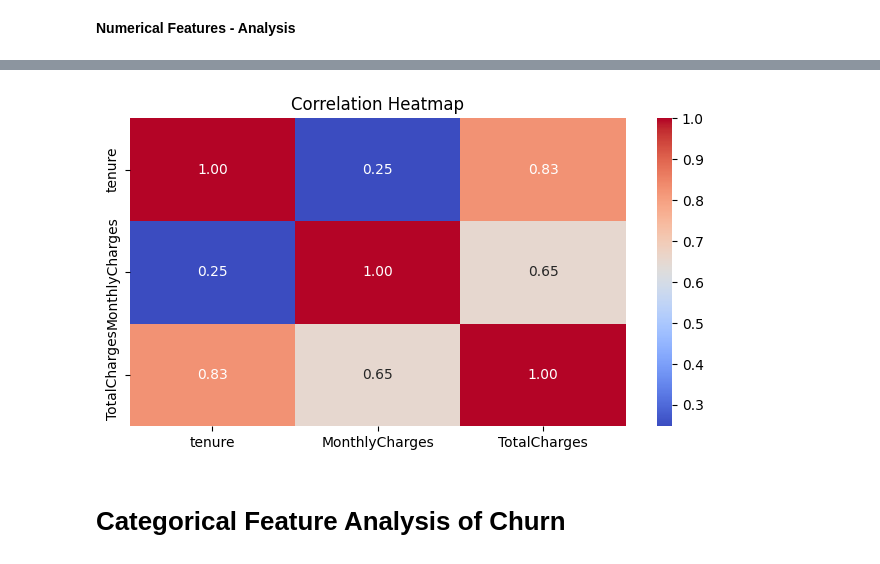
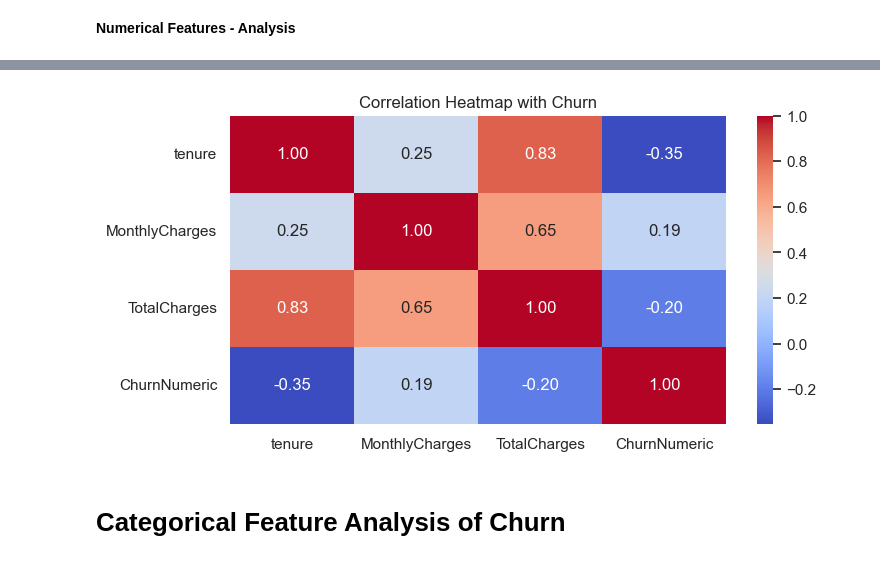
Before and after one commit to Pratibha405/CPDSAI_Churn_Prediction, a Jupyter notebook: code/Churn_Prediction.ipynb, the cells around one changed output, grey strips where cells are left out. Cells and saved outputs as stored; diff of their text form; code cells hidden in the pictures.

Commit message:
added code for churn prediction

```diff
--- a/code/Churn_Prediction.ipynb
+++ b/code/Churn_Prediction.ipynb
@@ -240,10 +230,14 @@ plot_boxplot(df, "TotalCharges")
+# %%
+df['ChurnNumeric'] = df['Churn'].map({'No': 0, 'Yes': 1})
 # %%
-# correlation matrix - heatmap
 plt.figure(figsize=(8, 4))
-sns.heatmap(df[["tenure", "MonthlyCharges", "TotalCharges"]].corr(), annot=True, cmap="coolwarm", fmt=".2f")
-plt.title("Correlation Heatmap")
+sns.heatmap(
+    df[['tenure', 'MonthlyCharges', 'TotalCharges', 'ChurnNumeric']].corr(),
+    annot=True, cmap="coolwarm", fmt=".2f"
+)
+plt.title("Correlation Heatmap with Churn")
 plt.show()
 # %% [output]
-[figure, old version]
+[figure, new version]
 # %% [markdown]
 # Categorical Feature Analysis of Churn
```
Also changed, not shown: parts of 55 cells of this notebook, 9 other files.
